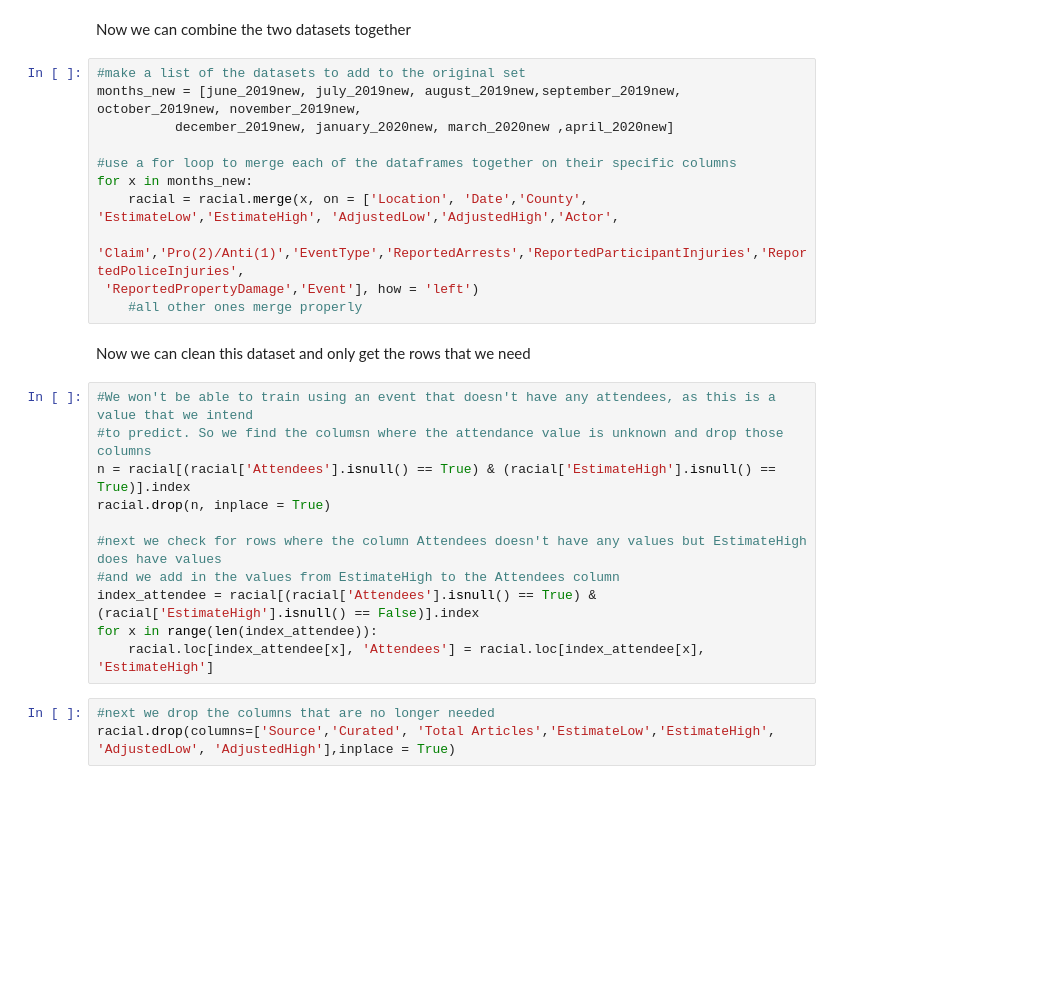
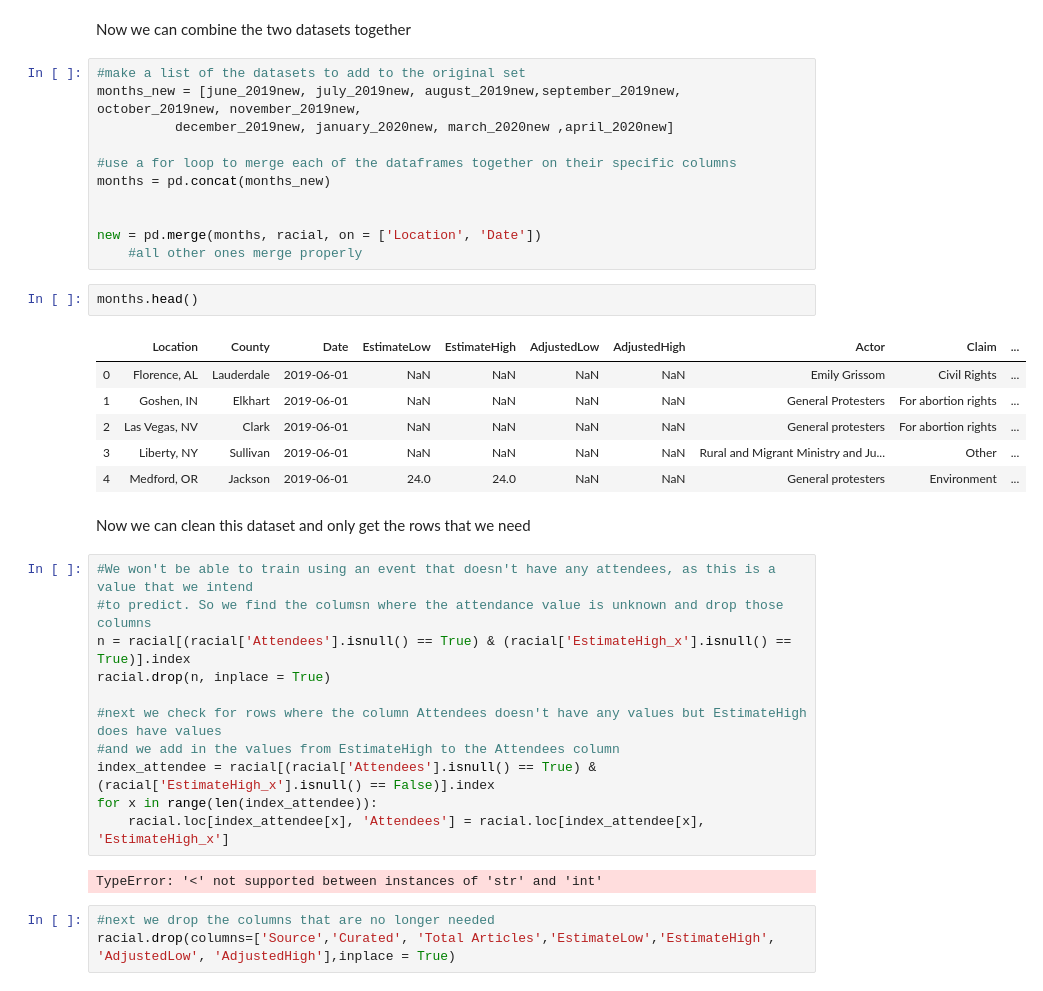
Before and after one commit to lindsayhardy17/capstone, a Jupyter notebook: Playing around with racial data.ipynb, the cells around one changed output. Drawn from its saved outputs; the diff is of its cells as text; blank space fills up the shorter version.

```diff
--- a/Playing around with racial data.ipynb
+++ b/Playing around with racial data.ipynb
@@ -154,24 +163,35 @@ months_new = [june_2019new, july_2019new, august_2019new,september_2019new, octo
           december_2019new, january_2020new, march_2020new ,april_2020new]
 
 #use a for loop to merge each of the dataframes together on their specific columns
-for x in months_new:
-    racial = racial.merge(x, on = ['Location', 'Date','County', 'EstimateLow','EstimateHigh', 'AdjustedLow','AdjustedHigh','Actor',
- 'Claim','Pro(2)/Anti(1)','EventType','ReportedArrests','ReportedParticipantInjuries','ReportedPoliceInjuries',
- 'ReportedPropertyDamage','Event'], how = 'left')
+months = pd.concat(months_new)
+
+
+new = pd.merge(months, racial, on = ['Location', 'Date'])
     #all other ones merge properly
+# %%
+months.head()
+# %% [output]
+|  | Location | County | Date | EstimateLow | EstimateHigh | AdjustedLow | AdjustedHigh | Actor | Claim | ... |
+| 0 | Florence, AL | Lauderdale | 2019-06-01 | NaN | NaN | NaN | NaN | Emily Grissom | Civil Rights | ... |
+| 1 | Goshen, IN | Elkhart | 2019-06-01 | NaN | NaN | NaN | NaN | General Protesters | For abortion rights | ... |
+| 2 | Las Vegas, NV | Clark | 2019-06-01 | NaN | NaN | NaN | NaN | General protesters | For abortion rights | ... |
+| 3 | Liberty, NY | Sullivan | 2019-06-01 | NaN | NaN | NaN | NaN | Rural and Migrant Ministry and Ju... | Other | ... |
+| 4 | Medford, OR | Jackson | 2019-06-01 | 24.0 | 24.0 | NaN | NaN | General protesters | Environment | ... |
 # %% [markdown]
 Now we can clean this dataset and only get the rows that we need
 # %%
 #We won't be able to train using an event that doesn't have any attendees, as this is a value that we intend
 #to predict. So we find the columsn where the attendance value is unknown and drop those columns
-n = racial[(racial['Attendees'].isnull() == True) & (racial['EstimateHigh'].isnull() == True)].index
+n = racial[(racial['Attendees'].isnull() == True) & (racial['EstimateHigh_x'].isnull() == True)].index
 racial.drop(n, inplace = True)
 
 #next we check for rows where the column Attendees doesn't have any values but EstimateHigh does have values
 #and we add in the values from EstimateHigh to the Attendees column
-index_attendee = racial[(racial['Attendees'].isnull() == True) & (racial['EstimateHigh'].isnull() == False)].index
+index_attendee = racial[(racial['Attendees'].isnull() == True) & (racial['EstimateHigh_x'].isnull() == False)].index
 for x in range(len(index_attendee)):
-    racial.loc[index_attendee[x], 'Attendees'] = racial.loc[index_attendee[x], 'EstimateHigh']
+    racial.loc[index_attendee[x], 'Attendees'] = racial.loc[index_attendee[x], 'EstimateHigh_x']
+# %% [output]
+TypeError: '<' not supported between instances of 'str' and 'int'
 # %%
 #next we drop the columns that are no longer needed
 racial.drop(columns=['Source','Curated', 'Total Articles','EstimateLow','EstimateHigh', 'AdjustedLow', 'AdjustedHigh'],inplace = True)
```
Also changed, not shown: parts of 5 cells of this notebook, 49 other files.
